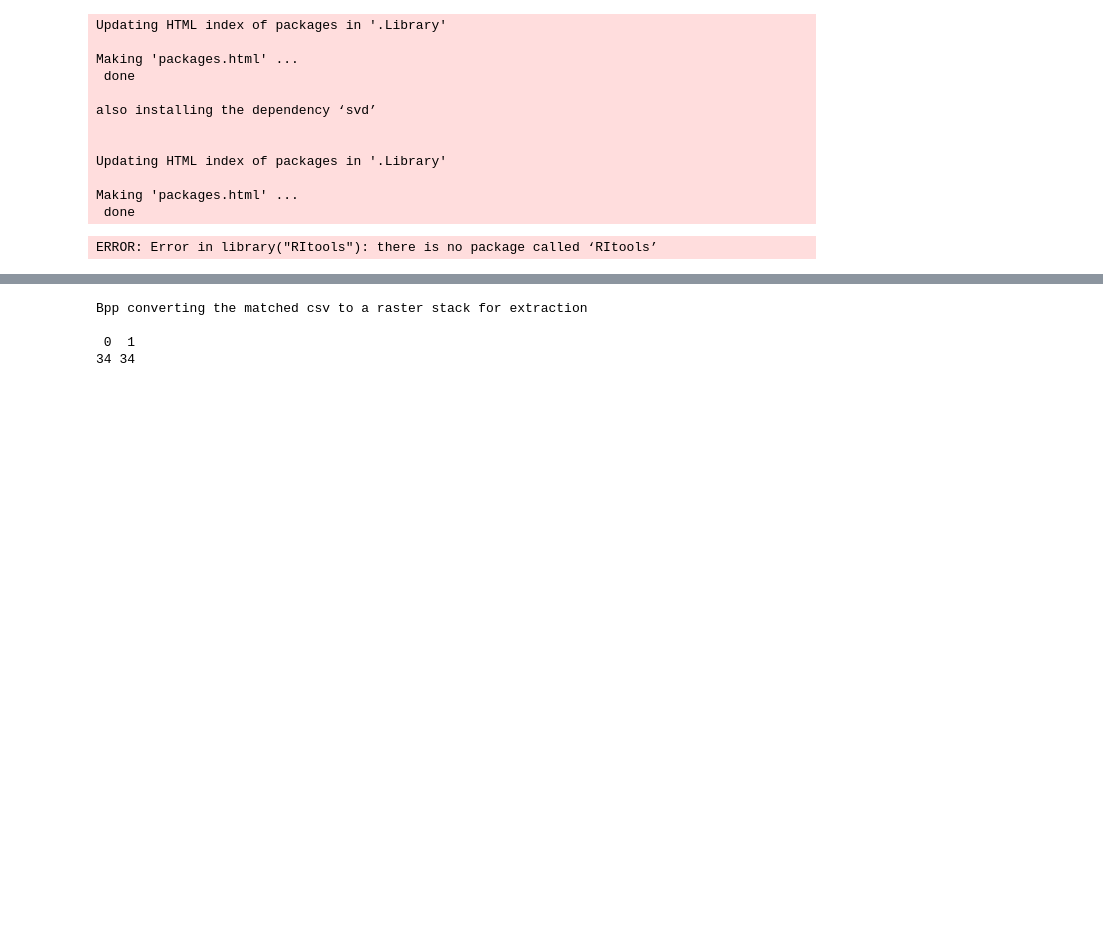
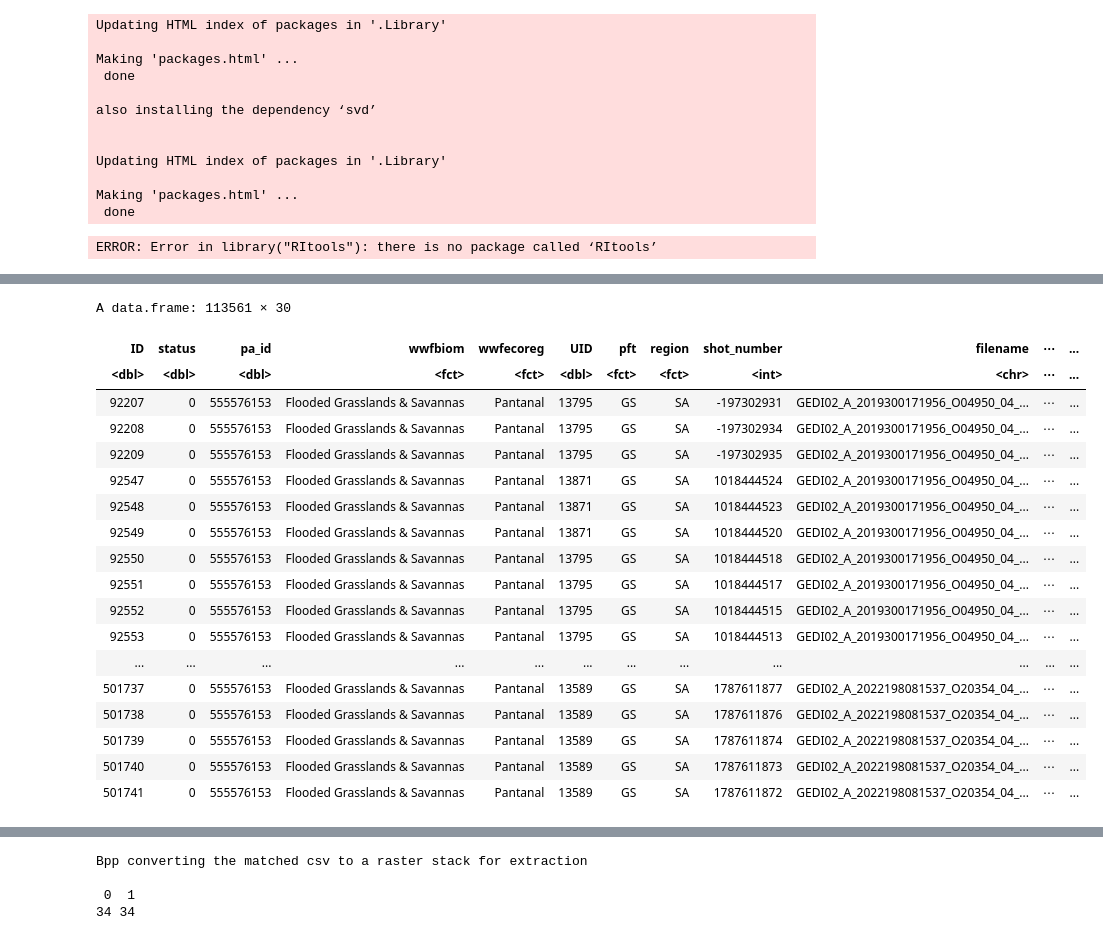
Before and after one commit to GEDI-PA/vl_GEDI-PA_2024, a Jupyter notebook: GEDI_global_PA_v2_script5_extract-Copy1.ipynb, the cells around one changed output, grey strips where cells are left out. Cells and saved outputs as stored; diff of their text form; code cells hidden in the pictures; blank space fills up the shorter version.

```diff
--- a/GEDI_global_PA_v2_script5_extract-Copy1.ipynb
+++ b/GEDI_global_PA_v2_script5_extract-Copy1.ipynb
@@ -155,0 +278,2 @@ source(paste(f.path,"matching_func_2024.R",sep=""))
+# %%
+iso_matched_gedi <- extract_gedi(matched=matched, mras=mras, iso3=iso3)
@@ -155,0 +319,22 @@ source(paste(f.path,"matching_func_2024.R",sep=""))
+# %%
+iso_matched_gedi
+# %% [output]
+A data.frame: 113561 × 30
+| ID | status | pa_id | wwfbiom | wwfecoreg | UID | pft | region | shot_number | filename | ⋯ | ... |
+| <dbl> | <dbl> | <dbl> | <fct> | <fct> | <dbl> | <fct> | <fct> | <int> | <chr> | ⋯ | ... |
+| 92207 | 0 | 555576153 | Flooded Grasslands & Savannas | Pantanal | 13795 | GS | SA | -197302931 | GEDI02_A_2019300171956_O04950_04_... | ⋯ | ... |
+| 92208 | 0 | 555576153 | Flooded Grasslands & Savannas | Pantanal | 13795 | GS | SA | -197302934 | GEDI02_A_2019300171956_O04950_04_... | ⋯ | ... |
+| 92209 | 0 | 555576153 | Flooded Grasslands & Savannas | Pantanal | 13795 | GS | SA | -197302935 | GEDI02_A_2019300171956_O04950_04_... | ⋯ | ... |
+| 92547 | 0 | 555576153 | Flooded Grasslands & Savannas | Pantanal | 13871 | GS | SA | 1018444524 | GEDI02_A_2019300171956_O04950_04_... | ⋯ | ... |
+| 92548 | 0 | 555576153 | Flooded Grasslands & Savannas | Pantanal | 13871 | GS | SA | 1018444523 | GEDI02_A_2019300171956_O04950_04_... | ⋯ | ... |
+| 92549 | 0 | 555576153 | Flooded Grasslands & Savannas | Pantanal | 13871 | GS | SA | 1018444520 | GEDI02_A_2019300171956_O04950_04_... | ⋯ | ... |
+| 92550 | 0 | 555576153 | Flooded Grasslands & Savannas | Pantanal | 13795 | GS | SA | 1018444518 | GEDI02_A_2019300171956_O04950_04_... | ⋯ | ... |
+| 92551 | 0 | 555576153 | Flooded Grasslands & Savannas | Pantanal | 13795 | GS | SA | 1018444517 | GEDI02_A_2019300171956_O04950_04_... | ⋯ | ... |
+| 92552 | 0 | 555576153 | Flooded Grasslands & Savannas | Pantanal | 13795 | GS | SA | 1018444515 | GEDI02_A_2019300171956_O04950_04_... | ⋯ | ... |
+| 92553 | 0 | 555576153 | Flooded Grasslands & Savannas | Pantanal | 13795 | GS | SA | 1018444513 | GEDI02_A_2019300171956_O04950_04_... | ⋯ | ... |
+| ... | ... | ... | ... | ... | ... | ... | ... | ... | ... | ... | ... |
+| 501737 | 0 | 555576153 | Flooded Grasslands & Savannas | Pantanal | 13589 | GS | SA | 1787611877 | GEDI02_A_2022198081537_O20354_04_... | ⋯ | ... |
+| 501738 | 0 | 555576153 | Flooded Grasslands & Savannas | Pantanal | 13589 | GS | SA | 1787611876 | GEDI02_A_2022198081537_O20354_04_... | ⋯ | ... |
+| 501739 | 0 | 555576153 | Flooded Grasslands & Savannas | Pantanal | 13589 | GS | SA | 1787611874 | GEDI02_A_2022198081537_O20354_04_... | ⋯ | ... |
+| 501740 | 0 | 555576153 | Flooded Grasslands & Savannas | Pantanal | 13589 | GS | SA | 1787611873 | GEDI02_A_2022198081537_O20354_04_... | ⋯ | ... |
+| 501741 | 0 | 555576153 | Flooded Grasslands & Savannas | Pantanal | 13589 | GS | SA | 1787611872 | GEDI02_A_2022198081537_O20354_04_... | ⋯ | ... |
```
Also changed, not shown: parts of 24 cells of this notebook, 2 other files.
